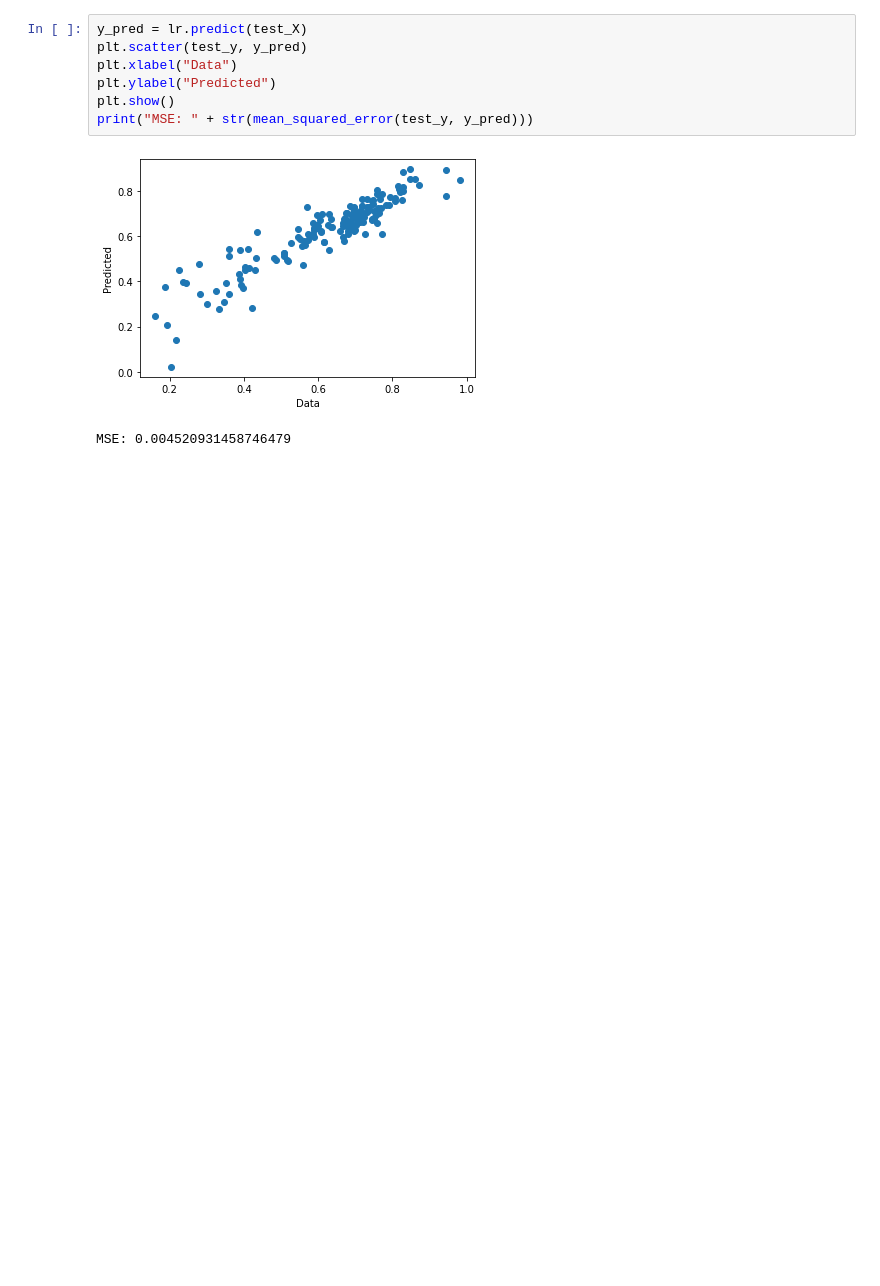
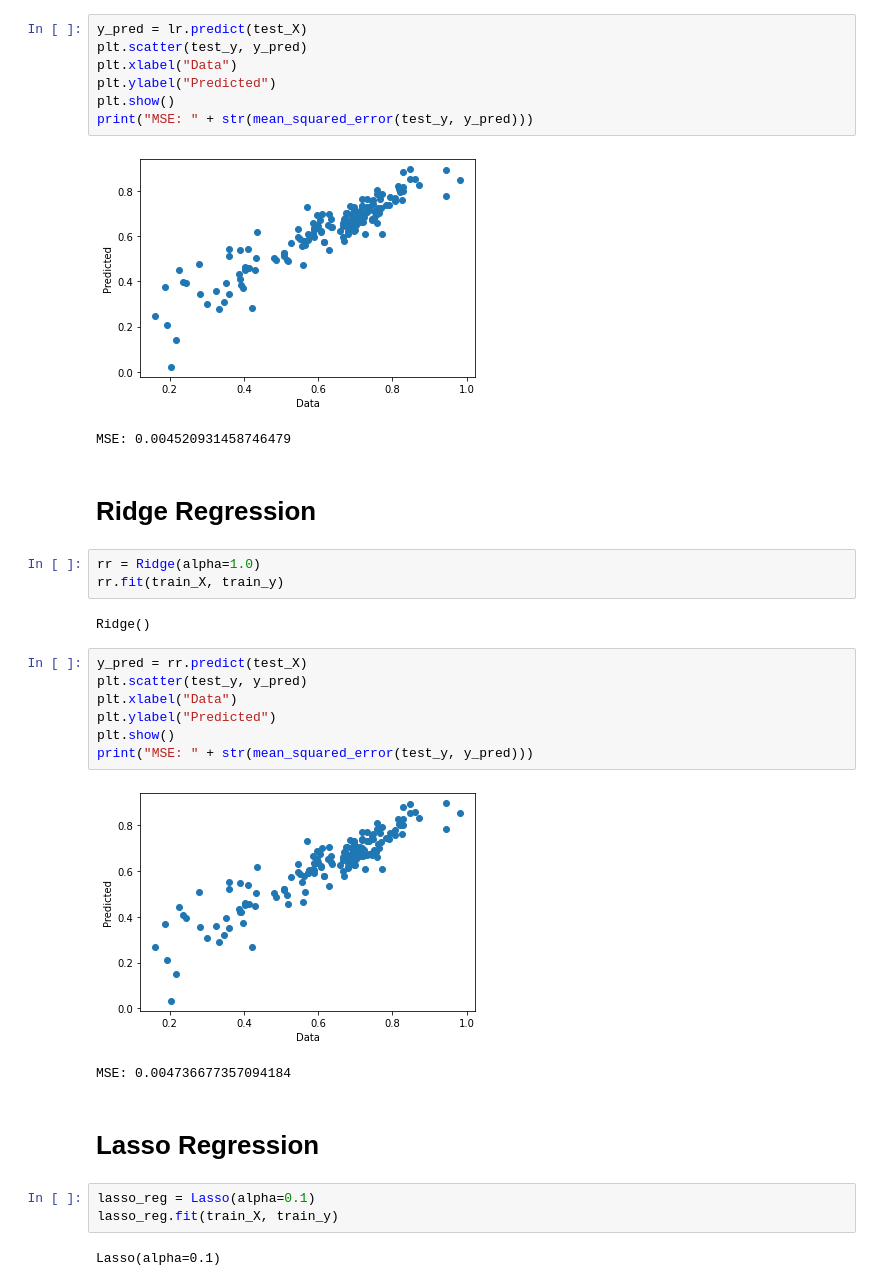
Before and after one commit to wushuoran/COMP0055GroupCW, a Jupyter notebook: TestFile1.ipynb, the cells around one changed output. Cells and saved outputs as stored; diff of their text form; blank space fills up the shorter version.

Commit message:
Replaced TestFile1 file, changes include additional models

```diff
--- a/TestFile1.ipynb
+++ b/TestFile1.ipynb
@@ -121,3 +126,27 @@ print("MSE: " + str(mean_squared_error(test_y, y_pred)))
 # %% [output]
 [figure]
 MSE: 0.004520931458746479
+# %% [markdown]
+# Ridge Regression
+# %%
+rr = Ridge(alpha=1.0)
+rr.fit(train_X, train_y)
+# %% [output]
+Ridge()
+# %%
+y_pred = rr.predict(test_X)
+plt.scatter(test_y, y_pred)
+plt.xlabel("Data")
+plt.ylabel("Predicted")
+plt.show()
+print("MSE: " + str(mean_squared_error(test_y, y_pred)))
+# %% [output]
+[figure, added]
+MSE: 0.004736677357094184
+# %% [markdown]
+# Lasso Regression
+# %%
+lasso_reg = Lasso(alpha=0.1)
+lasso_reg.fit(train_X, train_y)
+# %% [output]
+Lasso(alpha=0.1)
```
Also changed, not shown: parts of 12 cells of this notebook.
